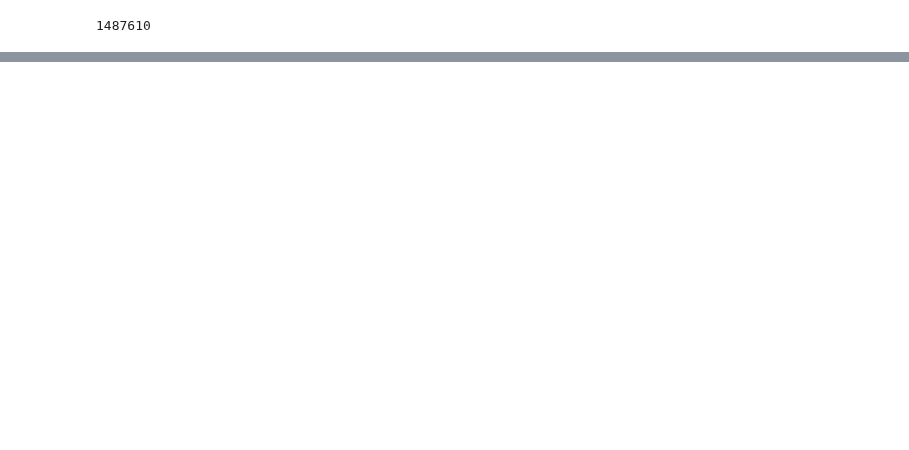
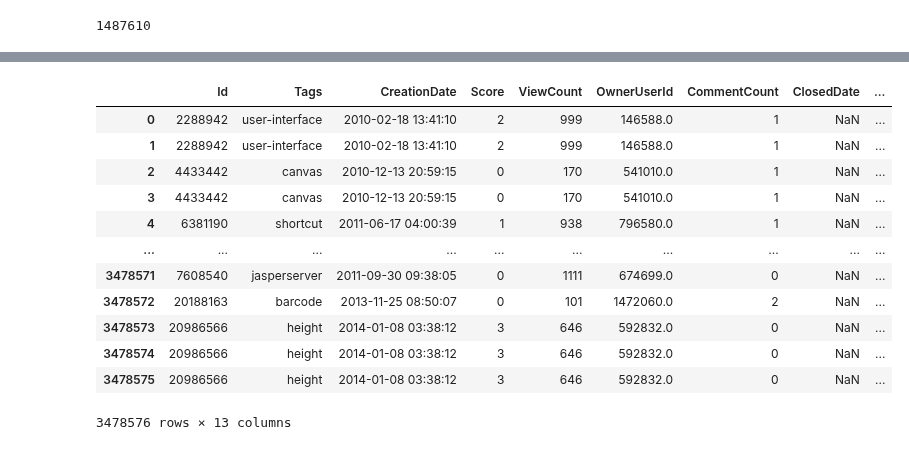
Before and after one commit to mostafa-ja/Data-Mining-fall-2023, a Jupyter notebook: Data_Mining4.ipynb, the cells around one changed output, grey strips where cells are left out. Cells and saved outputs as stored; diff of their text form; code cells hidden in the pictures; blank space fills up the shorter version.

```diff
--- a/Data_Mining4.ipynb
+++ b/Data_Mining4.ipynb
@@ -535,0 +645,3 @@ dtype: int64
+# %%
+df = merged_Q_A_tag.groupby('Tags')['accepted'].mean().reset_index(name='accepted_ratio_tag')
+df
@@ -535,0 +662,17 @@ dtype: int64
+# %%
+merged_Q_A_tag2 = pd.merge(merged_Q_A_tag, df,  left_on='Tags', right_on='Tags', how='left')
+merged_Q_A_tag2
+# %% [output]
+|  | Id | Tags | CreationDate | Score | ViewCount | OwnerUserId | CommentCount | ClosedDate | ... |
+| 0 | 2288942 | user-interface | 2010-02-18 13:41:10 | 2 | 999 | 146588.0 | 1 | NaN | ... |
+| 1 | 2288942 | user-interface | 2010-02-18 13:41:10 | 2 | 999 | 146588.0 | 1 | NaN | ... |
+| 2 | 4433442 | canvas | 2010-12-13 20:59:15 | 0 | 170 | 541010.0 | 1 | NaN | ... |
+| 3 | 4433442 | canvas | 2010-12-13 20:59:15 | 0 | 170 | 541010.0 | 1 | NaN | ... |
+| 4 | 6381190 | shortcut | 2011-06-17 04:00:39 | 1 | 938 | 796580.0 | 1 | NaN | ... |
+| ... | ... | ... | ... | ... | ... | ... | ... | ... | ... |
+| 3478571 | 7608540 | jasperserver | 2011-09-30 09:38:05 | 0 | 1111 | 674699.0 | 0 | NaN | ... |
+| 3478572 | 20188163 | barcode | 2013-11-25 08:50:07 | 0 | 101 | 1472060.0 | 2 | NaN | ... |
+| 3478573 | 20986566 | height | 2014-01-08 03:38:12 | 3 | 646 | 592832.0 | 0 | NaN | ... |
+| 3478574 | 20986566 | height | 2014-01-08 03:38:12 | 3 | 646 | 592832.0 | 0 | NaN | ... |
+| 3478575 | 20986566 | height | 2014-01-08 03:38:12 | 3 | 646 | 592832.0 | 0 | NaN | ... |
+3478576 rows × 13 columns
```
Also changed, not shown: parts of 43 cells of this notebook.
